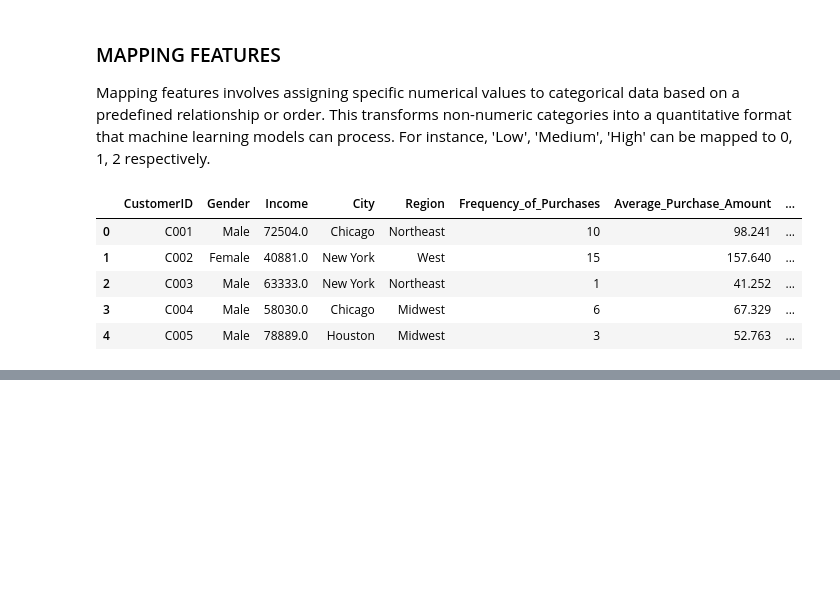
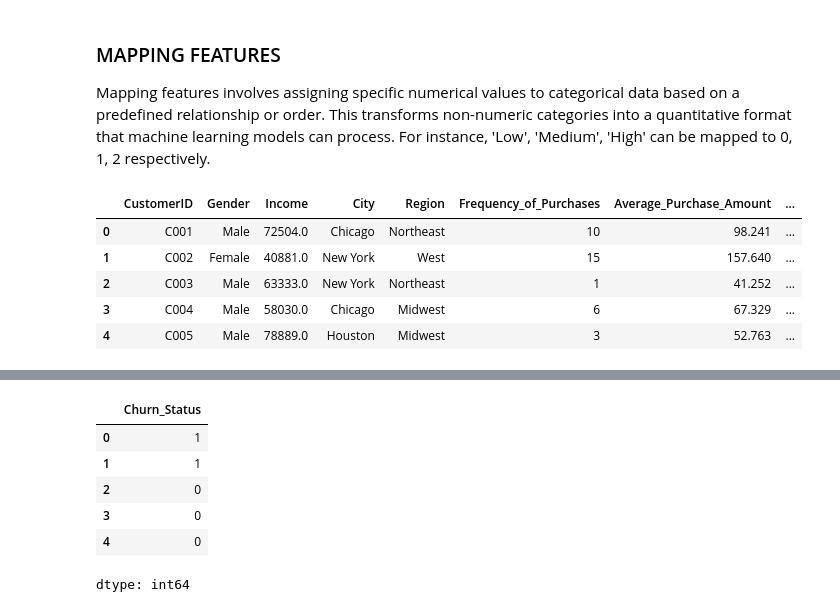
Before and after one commit to ABBAS-37405/PYTHON-AND-DATA-SCIENCE, a Jupyter notebook: dataclean.ipynb, the cells around one changed output, grey strips where cells are left out. Cells and saved outputs as stored; diff of their text form; code cells hidden in the pictures; blank space fills up the shorter version.

```diff
--- a/dataclean.ipynb
+++ b/dataclean.ipynb
@@ -1071,7 +1071,7 @@ Feature engineering is the process of creating new features or transforming exis
 CREATING TOTAL PURCHASE AMOUNT VARIABLE for customers value
 # %%
 preprocessed_data['customers_value']=preprocessed_data['Frequency_of_Purchases']*preprocessed_data['Average_Purchase_Amount']
-preprocessed_data.drop('Tot_Purch_Amount',axis=1,inplace=True)
+#preprocessed_data.drop('Tot_Purch_Amount',axis=1,inplace=True)
 preprocessed_data.head()
 # %% [output]
 |  | CustomerID | Gender | Income | City | Region | Frequency_of_Purchases | Average_Purchase_Amount | ... |
@@ -1209,0 +1235,4 @@ preprocessed_data.head()
+# %%
+dummies=pd.get_dummies(preprocessed_data[['Gender','City','Region','Purchase_Channel']])
+processed_data=pd.concat([preprocessed_data,dummies],axis=1)
+processed_data.head()
@@ -1209,0 +1275,13 @@ preprocessed_data.head()
+# %%
+x_classification=processed_data.drop(['CustomerID', 'Gender','City', 'Region', 'Purchase_Channel','Churn_Status'],axis=1)
+y_classification=processed_data['Churn_Status']
+# %%
+y_classification.head()
+# %% [output]
+|  | Churn_Status |
+| 0 | 1 |
+| 1 | 1 |
+| 2 | 0 |
+| 3 | 0 |
+| 4 | 0 |
+dtype: int64
```
Also changed, not shown: parts of 13 cells of this notebook.
